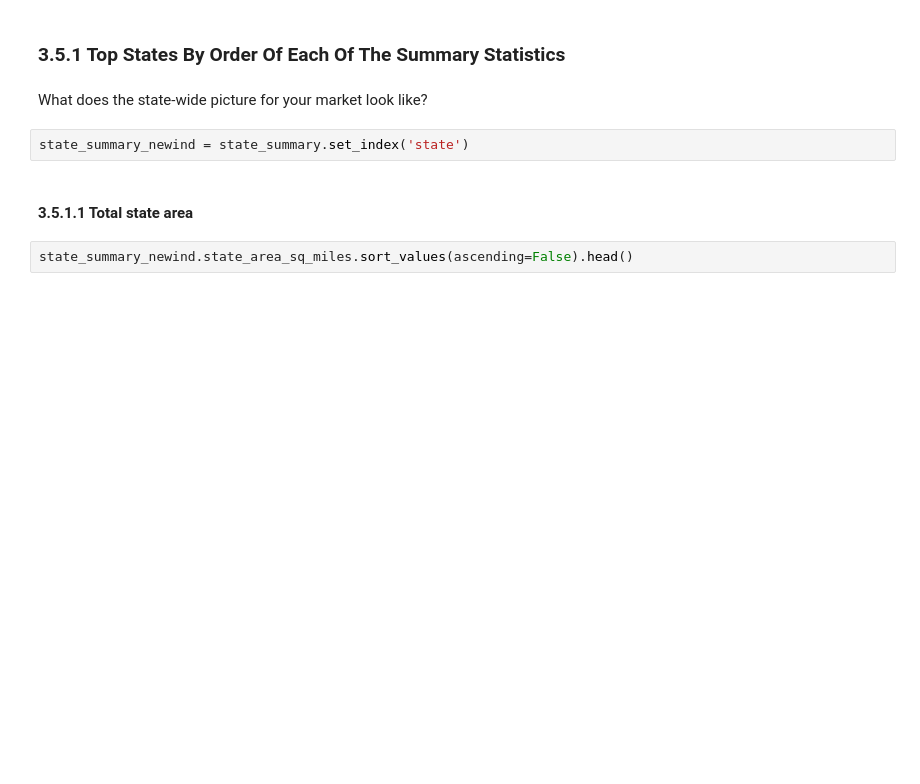
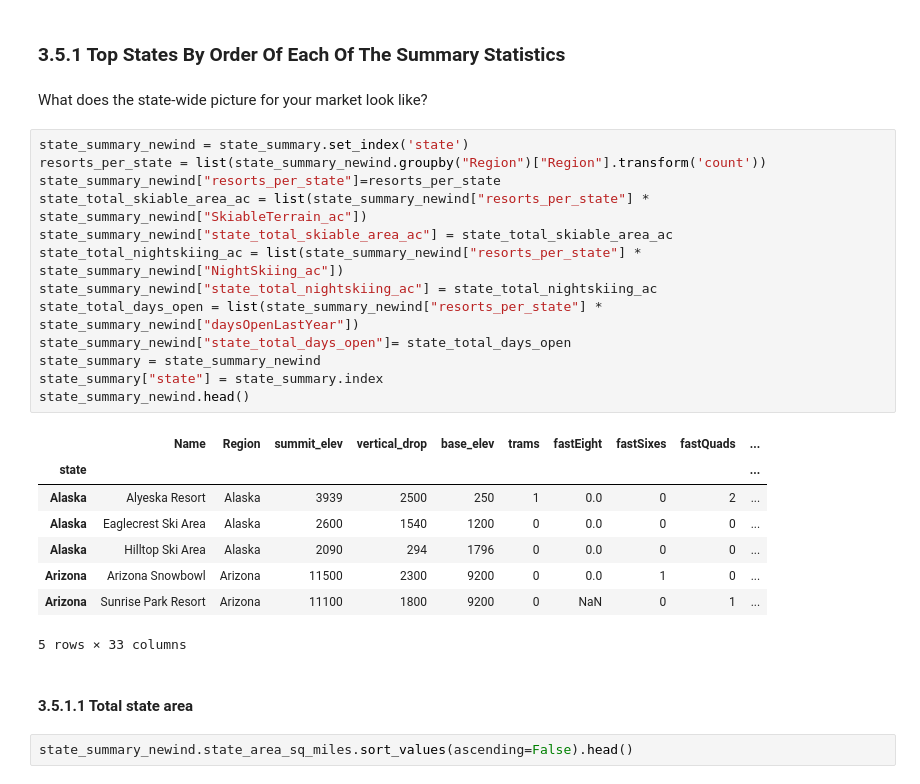
Before and after one commit to umeshadiga/DataScienceGuidedCapstone, a Jupyter notebook: Notebooks/03_exploratory_data_analysis.ipynb, the cells around one changed output. Drawn from its saved outputs; the diff is of its cells as text; blank space fills up the shorter version.

```diff
--- a/Notebooks/03_exploratory_data_analysis.ipynb
+++ b/Notebooks/03_exploratory_data_analysis.ipynb
@@ -125,8 +125,28 @@ state_summary.head()
 ### 3.5.1 Top States By Order Of Each Of The Summary Statistics<a id='3.5.1_Top_States_By_Order_Of_Each_Of_The_Summary_Statistics'></a>
 # %% [markdown]
 What does the state-wide picture for your market look like?
-# %%
-state_summary_newind = state_summary.set_index('state')
+# %%
+state_summary_newind = state_summary.set_index('state')
+resorts_per_state = list(state_summary_newind.groupby("Region")["Region"].transform('count'))
+state_summary_newind["resorts_per_state"]=resorts_per_state
+state_total_skiable_area_ac = list(state_summary_newind["resorts_per_state"] * state_summary_newind["SkiableTerrain_ac"])
+state_summary_newind["state_total_skiable_area_ac"] = state_total_skiable_area_ac
+state_total_nightskiing_ac = list(state_summary_newind["resorts_per_state"] * state_summary_newind["NightSkiing_ac"])
+state_summary_newind["state_total_nightskiing_ac"] = state_total_nightskiing_ac
+state_total_days_open = list(state_summary_newind["resorts_per_state"] * state_summary_newind["daysOpenLastYear"])
+state_summary_newind["state_total_days_open"]= state_total_days_open
+state_summary = state_summary_newind
+state_summary["state"] = state_summary.index
+state_summary_newind.head()
+# %% [output]
+|  | Name | Region | summit_elev | vertical_drop | base_elev | trams | fastEight | fastSixes | fastQuads | ... |
+| state |  |  |  |  |  |  |  |  |  | ... |
+| Alaska | Alyeska Resort | Alaska | 3939 | 2500 | 250 | 1 | 0.0 | 0 | 2 | ... |
+| Alaska | Eaglecrest Ski Area | Alaska | 2600 | 1540 | 1200 | 0 | 0.0 | 0 | 0 | ... |
+| Alaska | Hilltop Ski Area | Alaska | 2090 | 294 | 1796 | 0 | 0.0 | 0 | 0 | ... |
+| Arizona | Arizona Snowbowl | Arizona | 11500 | 2300 | 9200 | 0 | 0.0 | 1 | 0 | ... |
+| Arizona | Sunrise Park Resort | Arizona | 11100 | 1800 | 9200 | 0 | NaN | 0 | 1 | ... |
+5 rows × 33 columns
 # %% [markdown]
 #### 3.5.1.1 Total state area<a id='3.5.1.1_Total_state_area'></a>
 # %%
```
Also changed, not shown: parts of 11 cells of this notebook.
